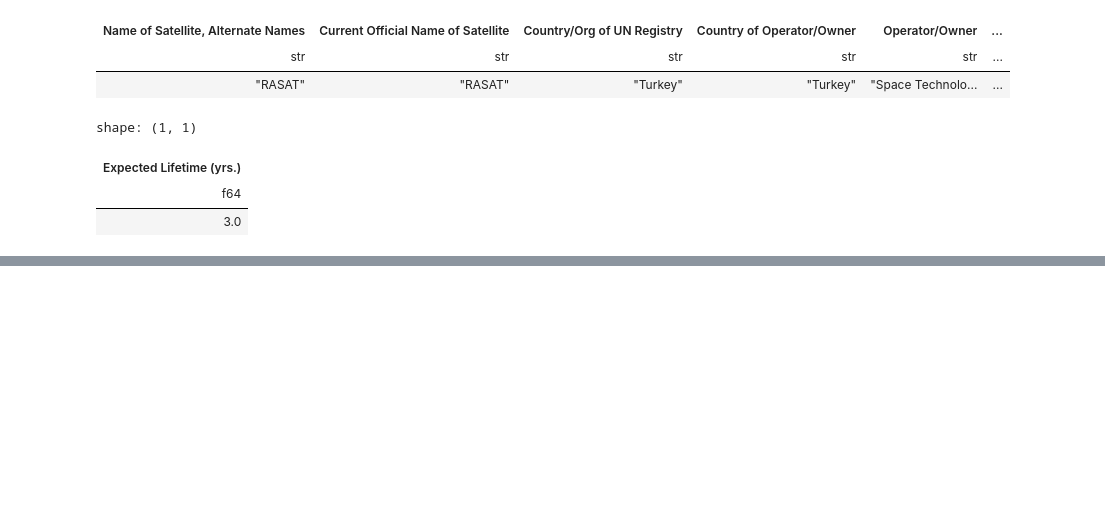
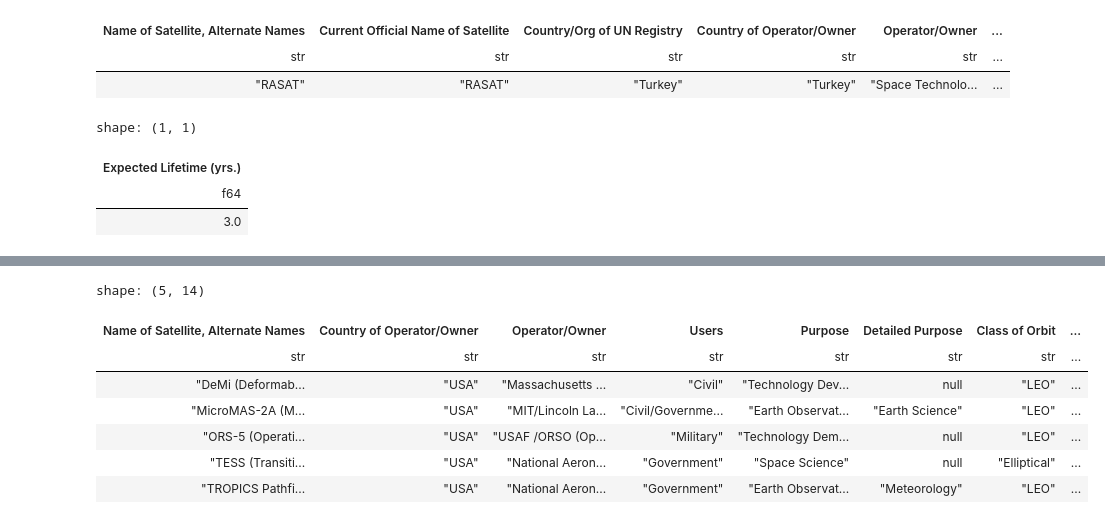
Before and after one commit to hakancangunerli/satellite_data, a Jupyter notebook: analysis.ipynb, the cells around one changed output, grey strips where cells are left out. Cells and saved outputs as stored; diff of their text form; code cells hidden in the pictures; blank space fills up the shorter version.

```diff
--- a/analysis.ipynb
+++ b/analysis.ipynb
@@ -270,3 +270,13 @@ shape: (1, 1)
 | 3.0 |
 # %%
 # Wow, it was planned for 3 years, but lasted 11 years. That's pretty good.
+# %%
+# search for Georgia Tech satellites
+
+big_df = df.select(['Name of Satellite, Alternate Names', 'Country of Operator/Owner', 'Operator/Owner', 'Users', 'Purpose', 'Detailed Purpose', 'Class of Orbit', 'Type of Orbit', 'Date of Launch', 'Expected Lifetime (yrs.)', 'Contractor', 'Country of Contractor', 'Launch Site', 'Launch Vehicle',])
+
+gt_df = big_df.filter(pl.col('Operator/Owner') == 'Georgia Institute of Technology')
+
+gt_df
+
+# We can see that Georgia Tech has launched 3 satellites. Go Jackets!
@@ -272,0 +305,8 @@ shape: (1, 1)
+# %%
+# Does MIT have any satellites as a contractor?
+
+list_of_possible_names_for_mit = ['Massachusetts Institute of Technology', 'MIT', 'Massachusetts Institute of Technology Lincoln Laboratory', 'Massachusetts Institute of Technology Lincoln Laboratory (MITLL)']
+
+list_of_satellites_for_mit = []
+for name in list_of_possible_names_for_mit:
+    list_of_satellites_for_mit.append(big_df.filter(pl.col('Contractor').str.contains(name)))
@@ -272,0 +333,15 @@ shape: (1, 1)
+# %%
+# convert the list of dataframes to a single dataframe
+
+mit_df = pl.concat(list_of_satellites_for_mit)
+# %%
+mit_df # MIT has launched 5 satellites as a contractor, but only operates two of them.
+# %% [output]
+shape: (5, 14)
+| Name of Satellite, Alternate Names | Country of Operator/Owner | Operator/Owner | Users | Purpose | Detailed Purpose | Class of Orbit | ... |
+| str | str | str | str | str | str | str | ... |
+| "DeMi (Deformab... | "USA" | "Massachusetts ... | "Civil" | "Technology Dev... | null | "LEO" | ... |
+| "MicroMAS-2A (M... | "USA" | "MIT/Lincoln La... | "Civil/Governme... | "Earth Observat... | "Earth Science" | "LEO" | ... |
+| "ORS-5 (Operati... | "USA" | "USAF /ORSO (Op... | "Military" | "Technology Dem... | null | "LEO" | ... |
+| "TESS (Transiti... | "USA" | "National Aeron... | "Government" | "Space Science" | null | "Elliptical" | ... |
+| "TROPICS Pathfi... | "USA" | "National Aeron... | "Government" | "Earth Observat... | "Meteorology" | "LEO" | ... |
```
Also changed, not shown: parts of 4 cells of this notebook, 1 other file.
